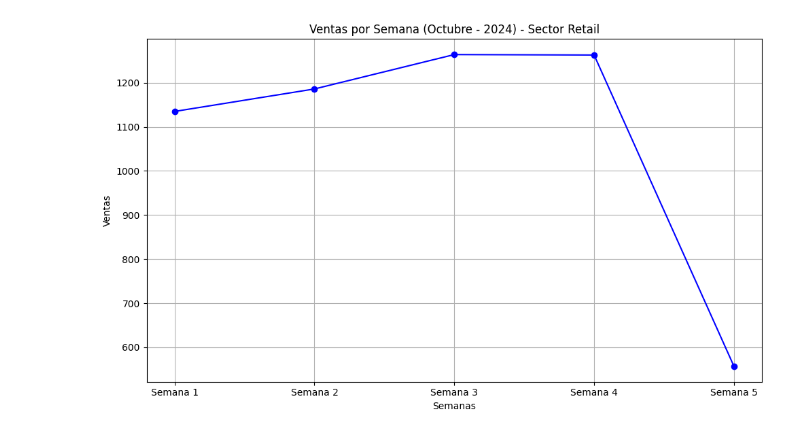
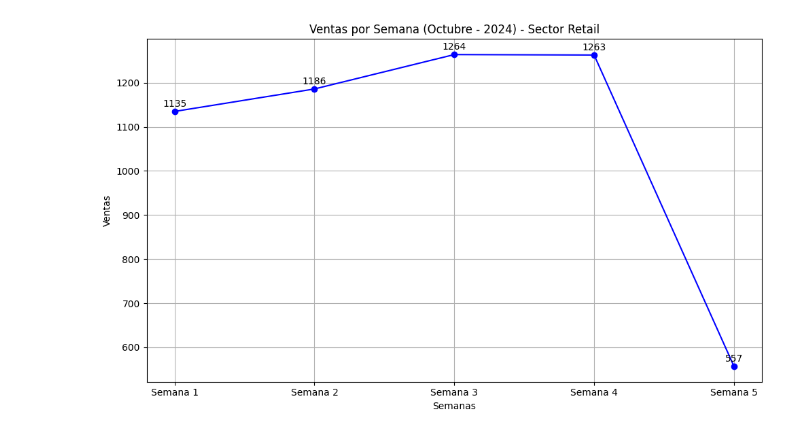
Before and after one commit to Rodrigojaure92/30daychartchallenge, a Jupyter notebook: Day15-Historical/historical.ipynb, the cells around one changed output. Drawn from its saved outputs; the diff is of its cells as text; code cells hidden in the pictures.

```diff
--- a/Day15-Historical/historical.ipynb
+++ b/Day15-Historical/historical.ipynb
@@ -7,19 +7,23 @@ data = pd.read_excel("https://github.com/Rodrigojaure92/30daychartchallenge/raw/
 # %%
 data['Fecha'] = pd.to_datetime(data['Fecha'])
 data['Semana'] = data['Fecha'].dt.isocalendar().week - data['Fecha'].dt.isocalendar().week.min() + 1
 
 # Agrupar los datos por semana y calcular la suma de las ventas para cada semana
 ventas_por_semana = data.groupby('Semana')['Ventas'].sum().reset_index()
 plt.figure(figsize=(10, 6))
 plt.plot(ventas_por_semana['Semana'], ventas_por_semana['Ventas'], marker='o', linestyle='-', color='b')
 
-# Personalizar el gráfico
+# Añadir valores sobre los puntos
+for i, row in ventas_por_semana.iterrows():
+    plt.annotate(f"{row['Ventas']}", (row['Semana'], row['Ventas']),
+                 textcoords="offset points", xytext=(0, 5), ha='center', fontsize=10)
+
 plt.title('Ventas por Semana (Octubre - 2024) - Sector Retail')
 plt.xlabel('Semanas')
 plt.ylabel('Ventas')
-plt.xticks(ventas_por_semana['Semana'], labels=[f'Semana {i}' for i in ventas_por_semana['Semana']])  # Mostrar "Semana 1", "Semana 2", ...
+plt.xticks(ventas_por_semana['Semana'], labels=[f'Semana {i}' for i in ventas_por_semana['Semana']])
 plt.grid(True)
 plt.tight_layout()
 plt.show()
 # %% [output]
-[figure, old version]
+[figure, new version]
```
Also changed, not shown: 1 other file.
